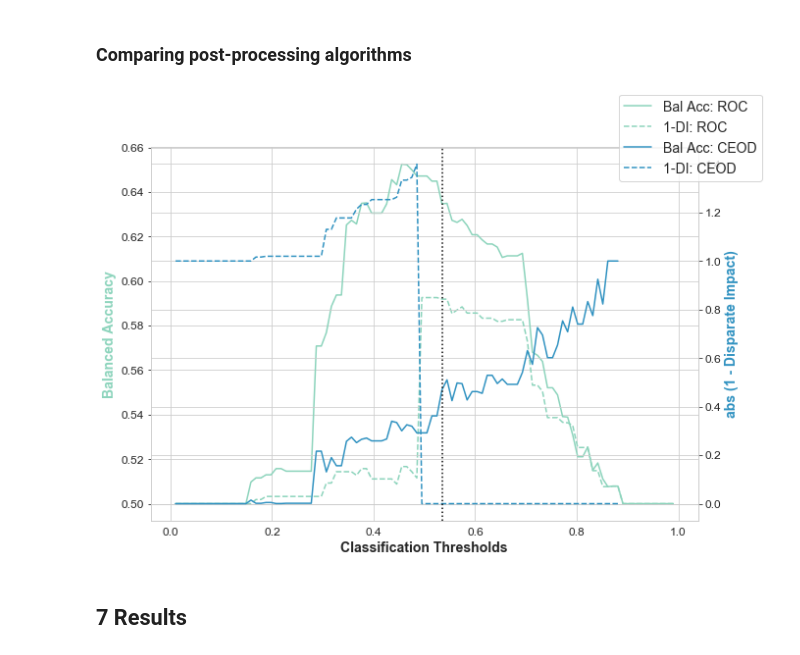
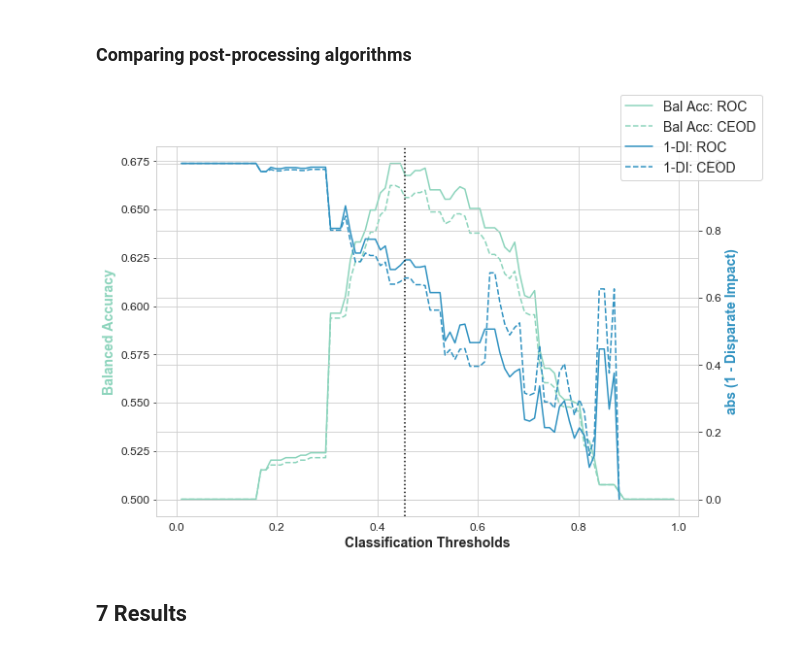
Before and after one commit to megantennies/FYP, a Jupyter notebook: FYP_CODE.ipynb, the cells around one changed output. Saved outputs shown, nothing was run; the diff lists cells and outputs as text; code cells hidden in the pictures.

Commit message:
updated graphs and results

```diff
--- a/FYP_CODE.ipynb
+++ b/FYP_CODE.ipynb
@@ -1299,4 +1363,4 @@ roc = RejectOptionClassification(unprivileged_groups = unprivileged_groups,
     privileged_groups = privileged_groups, low_class_thresh = 0.01,
     high_class_thresh = 0.99, num_class_thresh = 100, num_ROC_margin = 50,
     metric_name = 'Equal opportunity difference', metric_ub = 0.01, metric_lb = -0.01)
-roc = roc.fit(original_val, original_val_preds)
+roc = roc.fit(original_val, pre_val_preds)
@@ -1319,2 +1389,8 @@ Theil index = 0.3019
 # %% [markdown]
 **Predictions from the testing set**
+# %%
+roc_test_preds = roc.predict(pre_test_preds)
+display(Markdown('#### Transformed predictions - with fairness constraints'))
+
+post_roc_metric = compute_metrics(original_test, roc_test_preds,
+    unprivileged_groups = unprivileged_groups, privileged_groups = privileged_groups)
@@ -1325,3 +1409,28 @@ avg_odds_diff_arr_roc = []
 stat_par_diff_arr_roc = []
 eq_opp_diff_arr_roc = []
 theil_ind_arr_roc = []
+# %%
+num_thresh = 100
+thresh_arr = np.linspace(0.01, 0.99, num_thresh)
+
+for thresh in tqdm(thresh_arr):
+    if thresh == best_class_thresh:
+        disp = True
+    else:
+        disp = False
+
+    fav_inds = pre_test_preds.scores > best_class_thresh
+    pre_test_preds.labels[fav_inds] = pre_test_preds.favorable_label
+    pre_test_preds.labels[~fav_inds] = pre_test_preds.unfavorable_label
+    post_test_preds = roc.predict(pre_test_preds)
+
+    post_roc_metric = compute_metrics(original_test, post_test_preds,
+        unprivileged_groups = unprivileged_groups, privileged_groups = privileged_groups,
+        disp = disp)
+
+    bal_acc_arr_roc.append(post_roc_metric['Balanced accuracy'])
+    avg_odds_diff_arr_roc.append(post_roc_metric['Average odds difference'])
+    disp_imp_arr_roc.append(post_roc_metric['Disparate impact'])
+    stat_par_diff_arr_roc.append(post_roc_metric['Statistical parity difference'])
+    eq_opp_diff_arr_roc.append(post_roc_metric['Equal opportunity difference'])
+    theil_ind_arr_roc.append(post_roc_metric['Theil index'])
@@ -1561,7 +1652,7 @@ get_cost_constraint(constraints = constraints, dataset = 'Testing')
 # %%
-ceo = CalibratedEqOddsPostprocessing(privileged_groups = privileged_groups, unprivileged_groups = unprivileged_groups,
-    cost_constraint = cost_constraint, seed = rand_seed)
-ceo.fit(original_val, pre_val_preds)
+ceo = CalibratedEqOddsPostprocessing(privileged_groups = privileged_groups,
+    unprivileged_groups = unprivileged_groups, cost_constraint = 'weighted')
+ceo.fit(original_val, original_val_preds)
 # %% [output]
 <aif360.algorithms.postprocessing.calibrated_eq_odds_postprocessing.CalibratedEqOddsPostprocessing at 0x...>
 # %%
@@ -1734,26 +1810,26 @@ theil_ind_arr_ceo = np.interp(best_class_thresh, all_threshs, post_theil_ind_tes
 # %%
 # post-processing
 fig, ax1 = plt.subplots(figsize = (10, 7))
 ax1.plot(class_thresh_arr, bal_acc_arr_roc, color = '#8cd4bc')
 ax1.plot(class_thresh_arr, post_bal_acc_test, color = '#8cd4bc', linestyle = '--')
 ax1.set_xlabel('Classification Thresholds', fontsize = 14, fontweight = 'bold')
 ax1.set_ylabel('Balanced Accuracy', color = '#8cd4bc', fontsize = 14, fontweight = 'bold')
 ax1.xaxis.set_tick_params(labelsize = 12)
 ax1.yaxis.set_tick_params(labelsize = 12)
 
 ax2 = ax1.twinx()
-ax2.plot(class_thresh_arr, np.abs(1.0 - np.array(disp_imp_arr_roc)), color = '#3092c1')
+ax2.plot(class_thresh_arr, disp_imp_arr_roc, color = '#3092c1')
 ax2.plot(class_thresh_arr, post_disp_imp_test, color = '#3092c1', linestyle = '--')
 ax2.set_ylabel('abs (1 - Disparate Impact)', color = '#3092c1', fontsize = 14, fontweight = 'bold')
 ax2.axvline(best_class_thresh, color = 'k', linestyle = ':')
 ax2.yaxis.set_tick_params(labelsize = 12)
 ax2.grid(True)
 # fig.legend(['Balanced Accuracy - Reject Option Classification', '1-Disparate Impact - Reject Option Classification', 'Balanced Accuracy - Calibrated Equalised-Odds', '1-Disparate Impact - Calibrated Equalised-Odds'],
 #     fontsize = 14, loc = 'upper center', bbox_to_anchor = (0.5, 1.05))
-fig.legend(['Bal Acc: ROC', '1-DI: ROC', 'Bal Acc: CEOD', '1-DI: CEOD'], fontsize = 14, loc = 'upper right')
+fig.legend(['Bal Acc: ROC', 'Bal Acc: CEOD', '1-DI: ROC', '1-DI: CEOD'], fontsize = 14, loc = 'upper right')
 plt.savefig('postprocessing_comparison.png', bbox_inches = 'tight')
 # %% [output]
-[figure, old version]
+[figure, new version]
 # %% [markdown]
 ## 7 Results
 # %%
```
Also changed, not shown: parts of 59 cells of this notebook, 29 other files.
